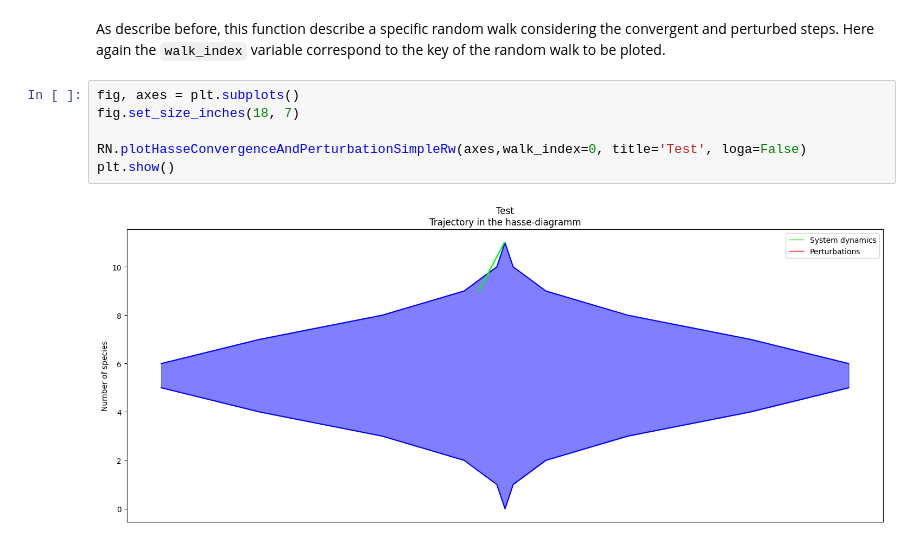
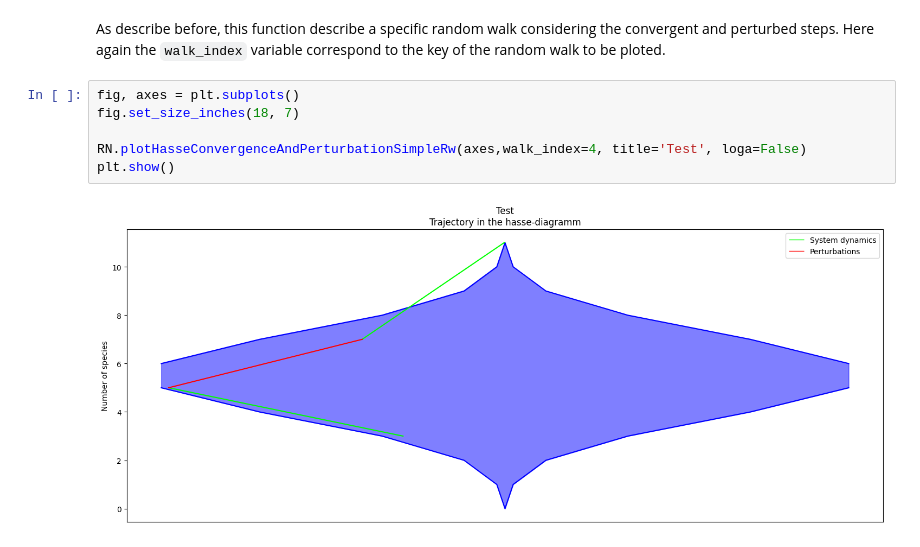
Before and after one commit to pmaldona/pyRN, a Jupyter notebook: notebooks/Resilient Plot Functions.ipynb, the cells around one changed output. Drawn from its saved outputs; the diff is of its cells as text.

```diff
--- a/notebooks/Resilient Plot Functions.ipynb
+++ b/notebooks/Resilient Plot Functions.ipynb
@@ -152,8 +152,8 @@ As describe before, this function describe a specific random walk considering th
 # %%
 fig, axes = plt.subplots()
 fig.set_size_inches(18, 7)
 
-RN.plotHasseConvergenceAndPerturbationSimpleRw(axes,walk_index=0, title='Test', loga=False)
+RN.plotHasseConvergenceAndPerturbationSimpleRw(axes,walk_index=4, title='Test', loga=False)
 plt.show()
 # %% [output]
-[figure, old version]
+[figure, new version]
```
Also changed, not shown: parts of 2 cells of this notebook, 3 other files.
